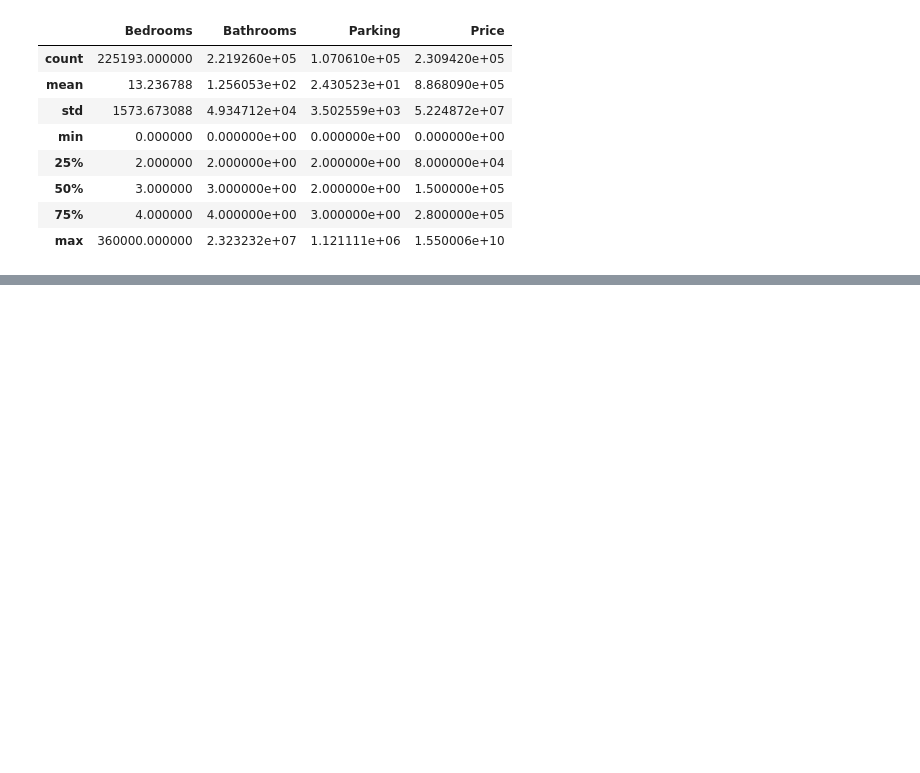
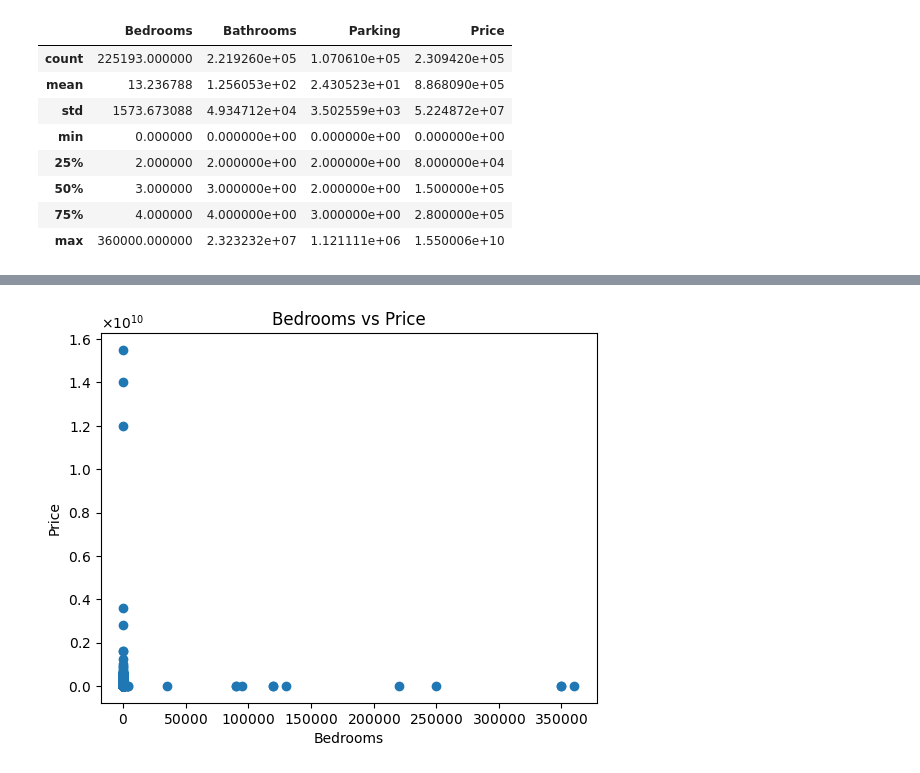
Before and after one commit to Mburu-Elvis/NairobiRentPrices, a Jupyter notebook: eda_housing_nairobi.ipynb, the cells around one changed output, grey strips where cells are left out. Saved outputs shown, nothing was run; the diff lists cells and outputs as text; code cells hidden in the pictures; blank space fills up the shorter version.

```diff
--- a/eda_housing_nairobi.ipynb
+++ b/eda_housing_nairobi.ipynb
@@ -169,0 +240,10 @@ data.describe()
+# %%
+plt.scatter(data['Bedrooms'], data['Price'])
+plt.title('Bedrooms vs Price')
+plt.xlabel('Bedrooms')
+plt.ylabel('Price')
+plt.gca().xaxis.set_major_formatter(ScalarFormatter(useMathText=True))
+plt.gca().yaxis.set_major_formatter(ScalarFormatter(useMathText=True))
+plt.show()
+# %% [output]
+[figure, added]
```
Also changed, not shown: parts of 57 cells of this notebook.
